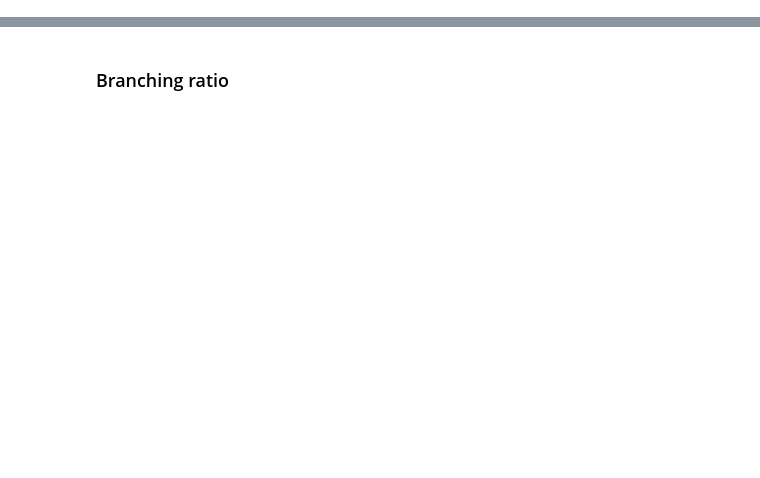
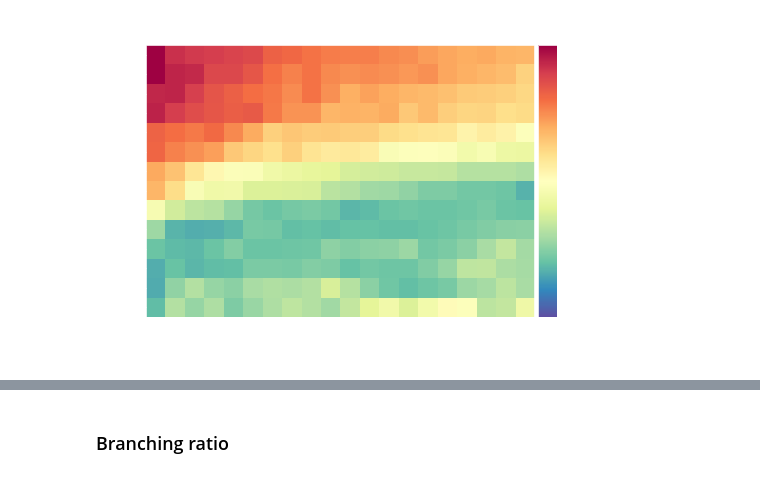
Before and after one commit to dafishcode/suite2p_analysis_py, a Jupyter notebook: avfig2.ipynb, the cells around one changed output, grey strips where cells are left out. Drawn from its saved outputs; the diff is of its cells as text; code cells hidden in the pictures; blank space fills up the shorter version.

Commit message:
avalanche figures

```diff
--- a/avfig2.ipynb
+++ b/avfig2.ipynb
@@ -281,0 +87,81 @@ for i in range(len(P20avlist)):
+# %%
+#Minimum deviation from 2
+from sklearn.metrics import mean_squared_error
+import heapq
+
+shape = np.load(sparli[0]).shape[0]
+expsum = np.zeros((len(sparli),shape))
+error = np.full((shape), 1000.0)
+extrue = np.full((11), 2.0)
+for i in range(shape):
+    for t in range(len(sparli)):
+        expsum[t,i] = np.load(sparli[t])[i,2]
+    if np.isnan(np.sum(expsum)) == False:
+        error[i] = mean_squared_error(extrue,expsum[:,i])
+
+loc1 = np.where(error == heapq.nsmallest(1, error)[-1]) #smallest
+loc2 = np.where(error == heapq.nsmallest(8, error)[-1]) #second smallest
+# %%
+#CALCULATE AVERAGE PLOT
+#-----------------------
+shape = np.load(sparli[0]).shape[0]
+expsum = np.zeros((shape))
+for i in range(shape):
+    evec = []
+    for t in range(len(sparli)):
+        evec = np.append(evec, np.load(sparli[t])[i,2])
+    evec[np.where(np.isnan(evec) == True)[0]] = 0
+    if np.sum(evec == 0) > 0: expsum[i] = np.sum(evec)/(len(evec) - np.sum(evec == 0))
+    else: expsum[i] = np.sum(evec)/len(evec)
+
+from mpl_toolkits.axes_grid1 import make_axes_locatable
+f, ax = plt.subplots(figsize = (8,5))
+nnbs = 20
+bcls = np.int(expsum.shape[0]/nnbs)
+expav = expsum.reshape((bcls,nnbs))
+plot1 = ax.imshow(expav[:14], cmap = 'Spectral_r', vmin = 2, vmax = 5)
+ax.set_title('exponent', size = '20')
+ax.set_xlabel('nnb', size = '20')
+ax.set_ylabel('P(firing)', size = '20')
+ax.locator_params(axis='y', nbins=21)
+ax.locator_params(axis='x', nbins=20)
+divider = make_axes_locatable(ax)
+cax0 = divider.append_axes("right", size="5%", pad=0.05)
+cbar0 = f.colorbar(plot1, cax=cax0)
+plt.show()
+
+from mpl_toolkits.axes_grid1 import make_axes_locatable
+f, ax = plt.subplots(figsize = (8,5))
+nnbs = 20
+expsum[loc1] = 2.0
+bcls = np.int(expsum.shape[0]/nnbs)
+expav = expsum.reshape((bcls,nnbs))
+plot1 = ax.imshow(expav[:14], cmap = 'Spectral_r', vmin = 2, vmax = 5)
+ax.set_title('exponent', size = '20')
+ax.set_xlabel('nnb', size = '20')
+ax.set_ylabel('P(firing)', size = '20')
+ax.locator_params(axis='y', nbins=21)
+ax.locator_params(axis='x', nbins=20)
+divider = make_axes_locatable(ax)
+cax0 = divider.append_axes("right", size="5%", pad=0.05)
+cbar0 = f.colorbar(plot1, cax=cax0)
+plt.show()
+
+from mpl_toolkits.axes_grid1 import make_axes_locatable
+f, ax = plt.subplots(figsize = (8,5))
+nnbs = 20
+expsum[loc2] = 2.0
+bcls = np.int(expsum.shape[0]/nnbs)
+expav = expsum.reshape((bcls,nnbs))
+plot1 = ax.imshow(expav[:14], cmap = 'Spectral_r', vmin = 2, vmax = 5)
+ax.set_title('exponent', size = '20')
+ax.set_xlabel('nnb', size = '20')
+ax.set_ylabel('P(firing)', size = '20')
+ax.locator_params(axis='y', nbins=21)
+ax.locator_params(axis='x', nbins=20)
+divider = make_axes_locatable(ax)
+cax0 = divider.append_axes("right", size="5%", pad=0.05)
+cbar0 = f.colorbar(plot1, cax=cax0)
+plt.show()
+# %% [output]
+[figure, added]
```
Also changed, not shown: parts of 51 cells of this notebook, 5 other files.
